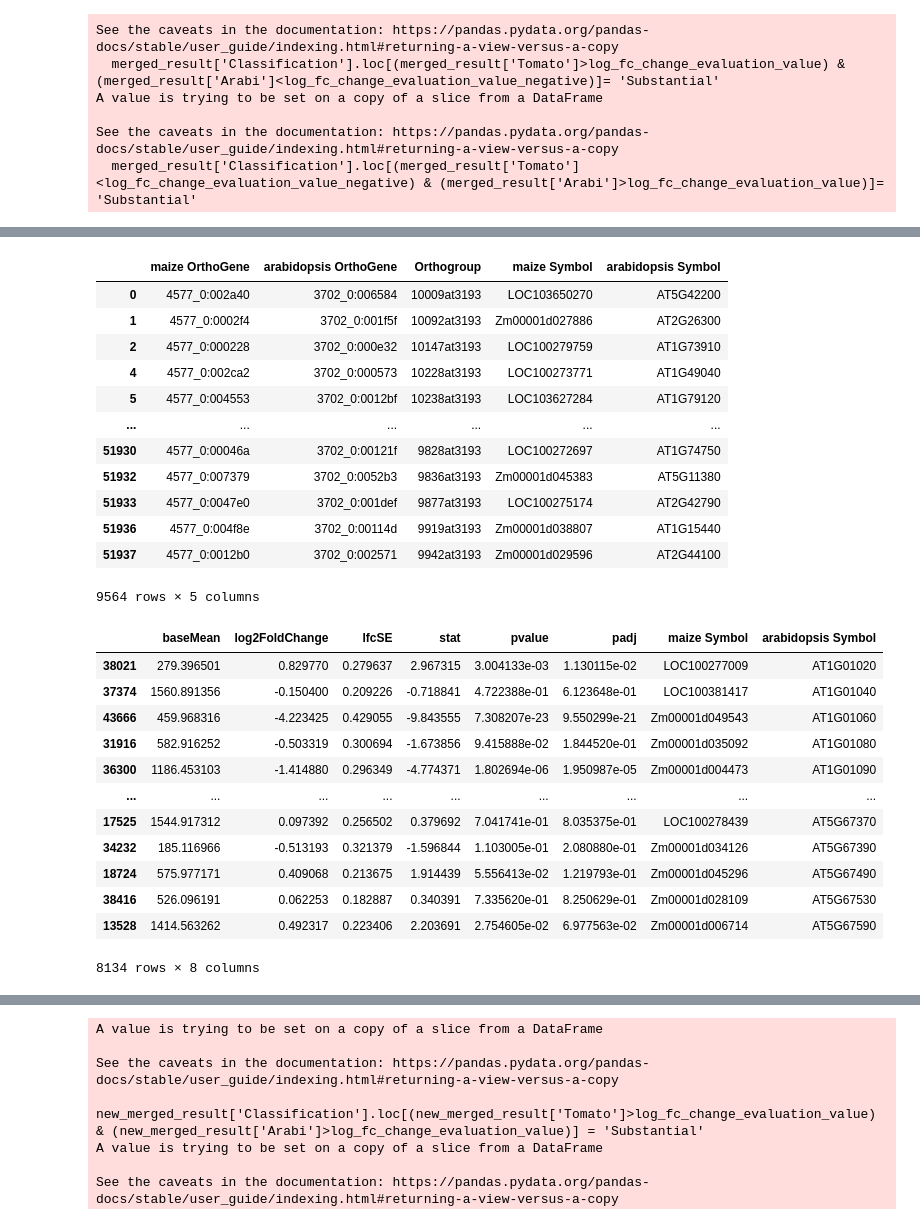
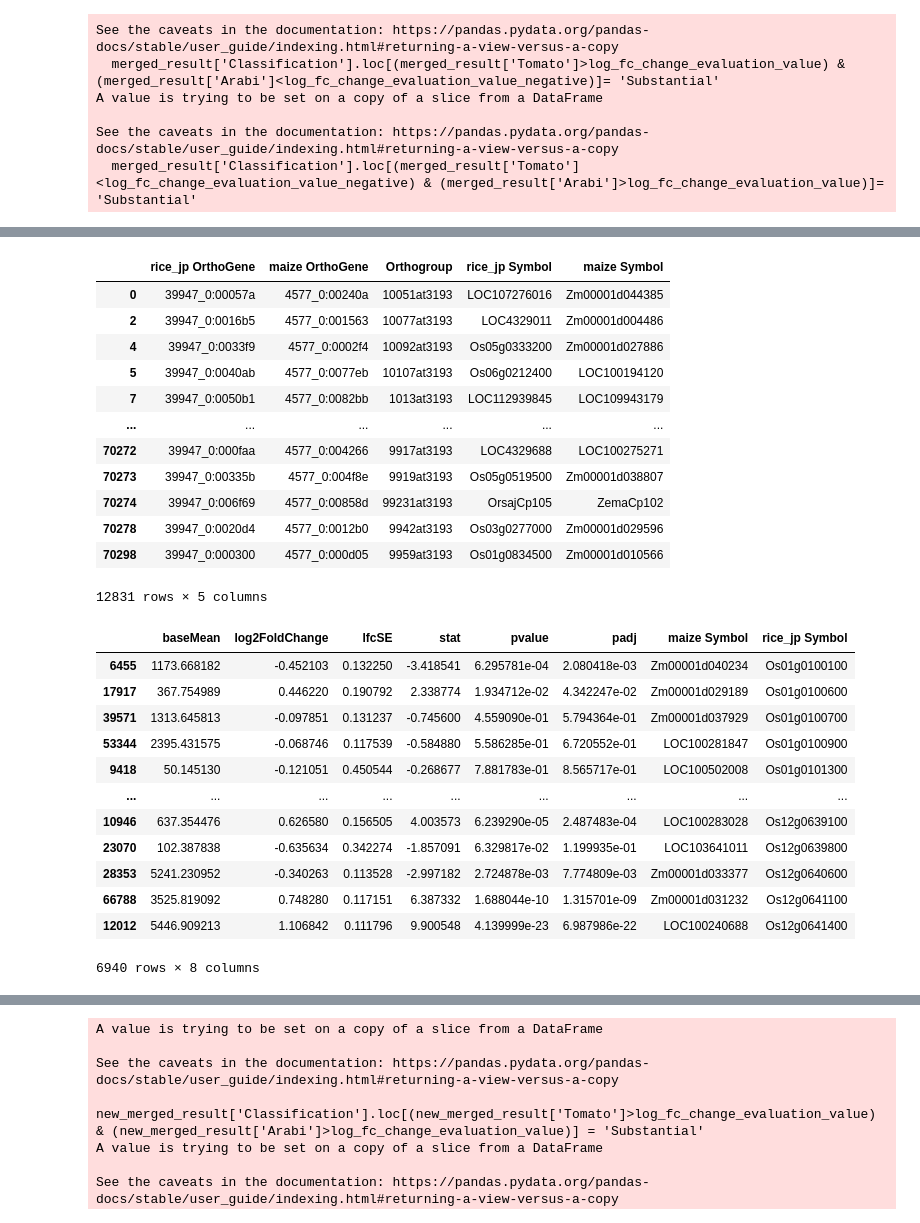
Before and after one commit to gillislab/Family_level_coexpression, a Jupyter notebook: Review_expts/non_matching_tissues_expts/maize_vs_rice_heat/gene_vs_ortho_comparison_small_groups_removed_maize_arabi_heat og.ipynb, the cells around one changed output, grey strips where cells are left out. Drawn from its saved outputs; the diff is of its cells as text; code cells hidden in the pictures.

```diff
--- a/Review_expts/non_matching_tissues_expts/maize_vs_rice_heat/gene_vs_ortho_comparison_small_groups_removed_maize_arabi_heat og.ipynb
+++ b/Review_expts/non_matching_tissues_expts/maize_vs_rice_heat/gene_vs_ortho_comparison_small_groups_removed_maize_arabi_heat og.ipynb
@@ -4,8 +4,8 @@ import matplotlib.pyplot as plt
 import seaborn as sns
 import scipy.stats as stats
 # %%
-arabi_genes = pd.read_csv('/vault/transfer/passala/Module_paper_data/maize_non_matching_comparison/Ortho_vs_gene_files/arabi_gene_results.csv', index_col= 0)
-arabi_ortho = pd.read_csv('/vault/transfer/passala/Module_paper_data/maize_non_matching_comparison/Ortho_vs_gene_files/arabi_ortho_trimmed_out_2_gene_families.csv', index_col= 0)
+arabi_genes = pd.read_csv('/vault/transfer/passala/Module_paper_data/maize_non_matching_comparison/Ortho_vs_gene_files/rice_gene_results.csv', index_col= 0)
+arabi_ortho = pd.read_csv('/vault/transfer/passala/Module_paper_data/maize_non_matching_comparison/Ortho_vs_gene_files/rice_ortho_trimmed_out_2_gene_families.csv', index_col= 0)
 tomato_genes = pd.read_csv('/vault/transfer/passala/Module_paper_data/maize_non_matching_comparison/Ortho_vs_gene_files/maize_gene_results.csv', index_col= 0)
 tomato_ortho = pd.read_csv('/vault/transfer/passala/Module_paper_data/maize_non_matching_comparison/Ortho_vs_gene_files/maize_ortho_trimmed_out_2_gene_families.csv', index_col= 0)
 # %%
@@ -254,5 +244,5 @@ tomato_concordant_change
 # %%
-arabidopsis_tomato_nm = pd.read_csv('/vault/transfer/passala/OrthoDB_data/V_11_pairwise_maps_fixed_problem_species/maize_to_arabidopsis_ortholog_NM.csv')
+arabidopsis_tomato_nm = pd.read_csv('/vault/transfer/passala/OrthoDB_data/V_11_pairwise_maps_fixed_problem_species/rice_jp_to_maize_ortholog_NM.csv')
 # %%
 arabidopsis_tomato_nm
 # %% [output]
@@ -272,37 +262,37 @@ arabidopsis_tomato_nm
 # %%
-arabidopsis_tomato_nm = arabidopsis_tomato_nm.drop_duplicates(subset = 'arabidopsis Symbol',)
+arabidopsis_tomato_nm = arabidopsis_tomato_nm.drop_duplicates(subset = 'rice_jp Symbol',)
 arabidopsis_tomato_nm = arabidopsis_tomato_nm.drop_duplicates(subset = 'maize Symbol',)
 arabidopsis_tomato_nm
 # %% [output]
-|  | maize OrthoGene | arabidopsis OrthoGene | Orthogroup | maize Symbol | arabidopsis Symbol |
-| 0 | 4577_0:002a40 | 3702_0:006584 | 10009at3193 | LOC103650270 | AT5G42200 |
-| 1 | 4577_0:0002f4 | 3702_0:001f5f | 10092at3193 | Zm00001d027886 | AT2G26300 |
-| 2 | 4577_0:000228 | 3702_0:000e32 | 10147at3193 | LOC100279759 | AT1G73910 |
-| 4 | 4577_0:002ca2 | 3702_0:000573 | 10228at3193 | LOC100273771 | AT1G49040 |
-| 5 | 4577_0:004553 | 3702_0:0012bf | 10238at3193 | LOC103627284 | AT1G79120 |
+|  | rice_jp OrthoGene | maize OrthoGene | Orthogroup | rice_jp Symbol | maize Symbol |
+| 0 | 39947_0:00057a | 4577_0:00240a | 10051at3193 | LOC107276016 | Zm00001d044385 |
+| 2 | 39947_0:0016b5 | 4577_0:001563 | 10077at3193 | LOC4329011 | Zm00001d004486 |
+| 4 | 39947_0:0033f9 | 4577_0:0002f4 | 10092at3193 | Os05g0333200 | Zm00001d027886 |
+| 5 | 39947_0:0040ab | 4577_0:0077eb | 10107at3193 | Os06g0212400 | LOC100194120 |
+| 7 | 39947_0:0050b1 | 4577_0:0082bb | 1013at3193 | LOC112939845 | LOC109943179 |
 | ... | ... | ... | ... | ... | ... |
-| 51930 | 4577_0:00046a | 3702_0:00121f | 9828at3193 | LOC100272697 | AT1G74750 |
-| 51932 | 4577_0:007379 | 3702_0:0052b3 | 9836at3193 | Zm00001d045383 | AT5G11380 |
-| 51933 | 4577_0:0047e0 | 3702_0:001def | 9877at3193 | LOC100275174 | AT2G42790 |
-| 51936 | 4577_0:004f8e | 3702_0:00114d | 9919at3193 | Zm00001d038807 | AT1G15440 |
-| 51937 | 4577_0:0012b0 | 3702_0:002571 | 9942at3193 | Zm00001d029596 | AT2G44100 |
+| 70272 | 39947_0:000faa | 4577_0:004266 | 9917at3193 | LOC4329688 | LOC100275271 |
+| 70273 | 39947_0:00335b | 4577_0:004f8e | 9919at3193 | Os05g0519500 | Zm00001d038807 |
+| 70274 | 39947_0:006f69 | 4577_0:00858d | 99231at3193 | OrsajCp105 | ZemaCp102 |
+| 70278 | 39947_0:0020d4 | 4577_0:0012b0 | 9942at3193 | Os03g0277000 | Zm00001d029596 |
+| 70298 | 39947_0:000300 | 4577_0:000d05 | 9959at3193 | Os01g0834500 | Zm00001d010566 |
-9564 rows × 5 columns
+12831 rows × 5 columns
 # %%
-arabi_genes_trimmed = arabi_genes.merge(how = 'inner', left_index= True, right = arabidopsis_tomato_nm[['maize Symbol','arabidopsis Symbol']], right_on= 'arabidopsis Symbol')
-arabi_genes_trimmed = arabi_genes_trimmed.drop_duplicates(subset = 'arabidopsis Symbol', keep = False)
+arabi_genes_trimmed = arabi_genes.merge(how = 'inner', left_index= True, right = arabidopsis_tomato_nm[['maize Symbol','rice_jp Symbol']], right_on= 'rice_jp Symbol')
+arabi_genes_trimmed = arabi_genes_trimmed.drop_duplicates(subset = 'rice_jp Symbol', keep = False)
 arabi_genes_trimmed
 # %% [output]
-|  | baseMean | log2FoldChange | lfcSE | stat | pvalue | padj | maize Symbol | arabidopsis Symbol |
-| 38021 | 279.396501 | 0.829770 | 0.279637 | 2.967315 | 3.004133e-03 | 1.130115e-02 | LOC100277009 | AT1G01020 |
-| 37374 | 1560.891356 | -0.150400 | 0.209226 | -0.718841 | 4.722388e-01 | 6.123648e-01 | LOC100381417 | AT1G01040 |
-| 43666 | 459.968316 | -4.223425 | 0.429055 | -9.843555 | 7.308207e-23 | 9.550299e-21 | Zm00001d049543 | AT1G01060 |
-| 31916 | 582.916252 | -0.503319 | 0.300694 | -1.673856 | 9.415888e-02 | 1.844520e-01 | Zm00001d035092 | AT1G01080 |
-| 36300 | 1186.453103 | -1.414880 | 0.296349 | -4.774371 | 1.802694e-06 | 1.950987e-05 | Zm00001d004473 | AT1G01090 |
+|  | baseMean | log2FoldChange | lfcSE | stat | pvalue | padj | maize Symbol | rice_jp Symbol |
+| 6455 | 1173.668182 | -0.452103 | 0.132250 | -3.418541 | 6.295781e-04 | 2.080418e-03 | Zm00001d040234 | Os01g0100100 |
+| 17917 | 367.754989 | 0.446220 | 0.190792 | 2.338774 | 1.934712e-02 | 4.342247e-02 | Zm00001d029189 | Os01g0100600 |
+| 39571 | 1313.645813 | -0.097851 | 0.131237 | -0.745600 | 4.559090e-01 | 5.794364e-01 | Zm00001d037929 | Os01g0100700 |
+| 53344 | 2395.431575 | -0.068746 | 0.117539 | -0.584880 | 5.586285e-01 | 6.720552e-01 | LOC100281847 | Os01g0100900 |
+| 9418 | 50.145130 | -0.121051 | 0.450544 | -0.268677 | 7.881783e-01 | 8.565717e-01 | LOC100502008 | Os01g0101300 |
 | ... | ... | ... | ... | ... | ... | ... | ... | ... |
-| 17525 | 1544.917312 | 0.097392 | 0.256502 | 0.379692 | 7.041741e-01 | 8.035375e-01 | LOC100278439 | AT5G67370 |
-| 34232 | 185.116966 | -0.513193 | 0.321379 | -1.596844 | 1.103005e-01 | 2.080880e-01 | Zm00001d034126 | AT5G67390 |
-| 18724 | 575.977171 | 0.409068 | 0.213675 | 1.914439 | 5.556413e-02 | 1.219793e-01 | Zm00001d045296 | AT5G67490 |
-| 38416 | 526.096191 | 0.062253 | 0.182887 | 0.340391 | 7.335620e-01 | 8.250629e-01 | Zm00001d028109 | AT5G67530 |
-| 13528 | 1414.563262 | 0.492317 | 0.223406 | 2.203691 | 2.754605e-02 | 6.977563e-02 | Zm00001d006714 | AT5G67590 |
+| 10946 | 637.354476 | 0.626580 | 0.156505 | 4.003573 | 6.239290e-05 | 2.487483e-04 | LOC100283028 | Os12g0639100 |
+| 23070 | 102.387838 | -0.635634 | 0.342274 | -1.857091 | 6.329817e-02 | 1.199935e-01 | LOC103641011 | Os12g0639800 |
+| 28353 | 5241.230952 | -0.340263 | 0.113528 | -2.997182 | 2.724878e-03 | 7.774809e-03 | Zm00001d033377 | Os12g0640600 |
+| 66788 | 3525.819092 | 0.748280 | 0.117151 | 6.387332 | 1.688044e-10 | 1.315701e-09 | Zm00001d031232 | Os12g0641100 |
+| 12012 | 5446.909213 | 1.106842 | 0.111796 | 9.900548 | 4.139999e-23 | 6.987986e-22 | LOC100240688 | Os12g0641400 |
-8134 rows × 8 columns
+6940 rows × 8 columns
 # %%
```
Also changed, not shown: parts of 23 cells of this notebook.
